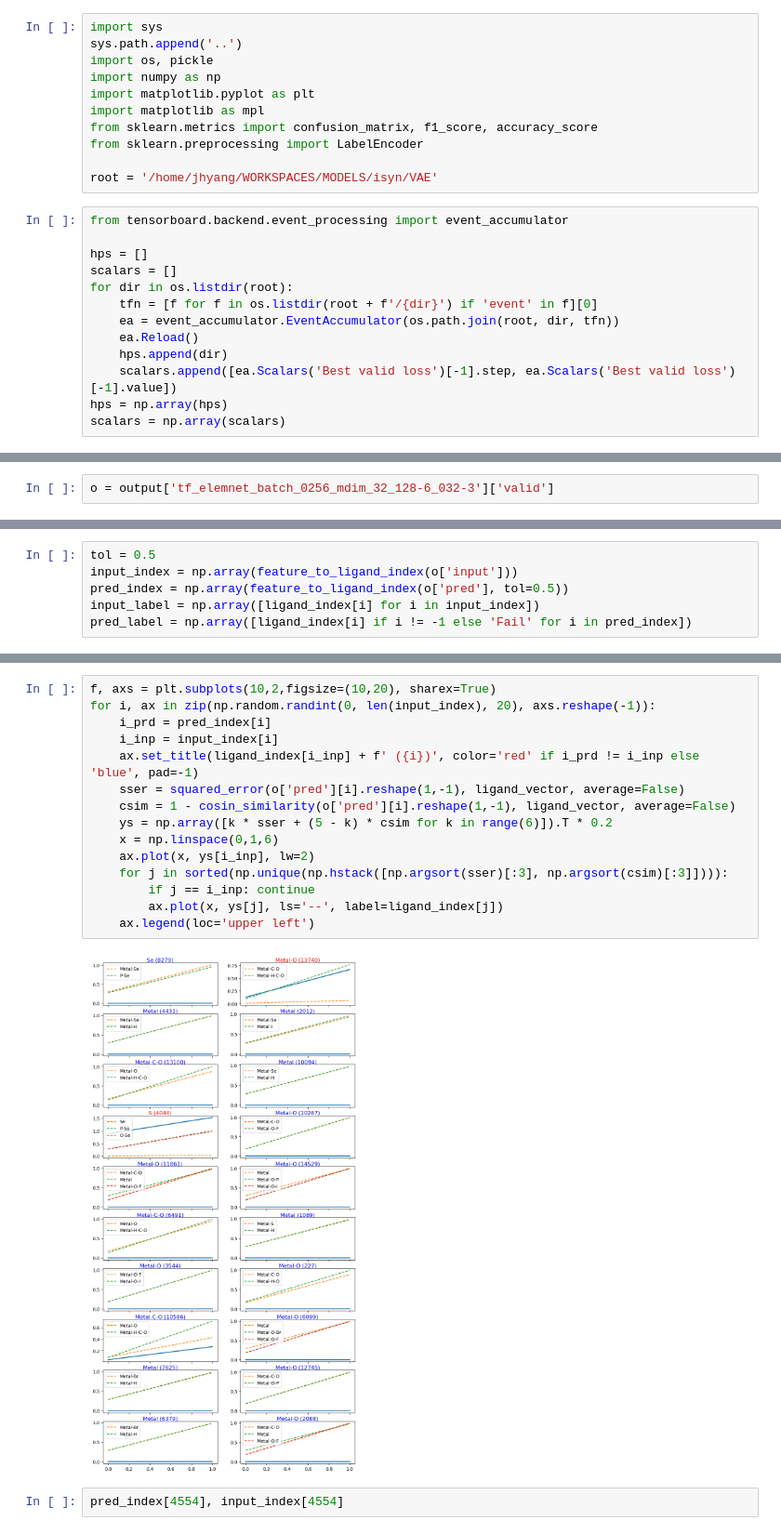
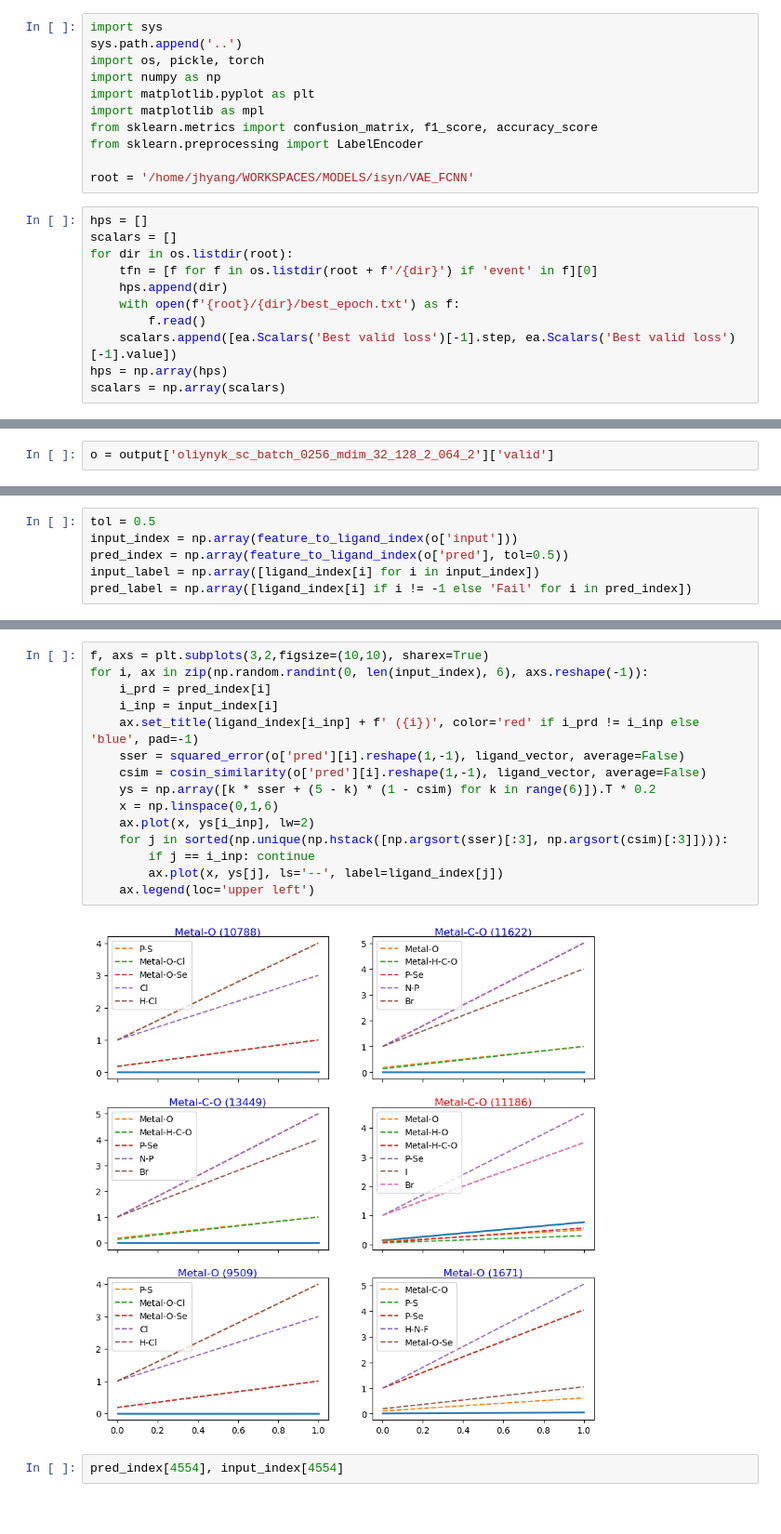
Before and after one commit to git-jhyang/inorganic_synthesis, a Jupyter notebook: notebooks/vae.ipynb, the cells around one changed output, grey strips where cells are left out. Shown at 93% size. Drawn from its saved outputs; the diff is of its cells as text.

Commit message:
test graph archi

```diff
--- a/notebooks/vae.ipynb
+++ b/notebooks/vae.ipynb
@@ -1,24 +1,22 @@
 # %%
 import sys
 sys.path.append('..')
-import os, pickle
+import os, pickle, torch
 import numpy as np
 import matplotlib.pyplot as plt
 import matplotlib as mpl
 from sklearn.metrics import confusion_matrix, f1_score, accuracy_score
 from sklearn.preprocessing import LabelEncoder
 
-root = '/home/jhyang/WORKSPACES/MODELS/isyn/VAE'
+root = '/home/jhyang/WORKSPACES/MODELS/isyn/VAE_FCNN'
 # %%
-from tensorboard.backend.event_processing import event_accumulator
-
 hps = []
 scalars = []
 for dir in os.listdir(root):
     tfn = [f for f in os.listdir(root + f'/{dir}') if 'event' in f][0]
-    ea = event_accumulator.EventAccumulator(os.path.join(root, dir, tfn))
-    ea.Reload()
     hps.append(dir)
+    with open(f'{root}/{dir}/best_epoch.txt') as f:
+        f.read()
     scalars.append([ea.Scalars('Best valid loss')[-1].step, ea.Scalars('Best valid loss')[-1].value])
 hps = np.array(hps)
 scalars = np.array(scalars)
@@ -71,7 +64,7 @@ for dir in os.listdir(root):
     }
     break
 # %%
-o = output['tf_elemnet_batch_0256_mdim_32_128-6_032-3']['valid']
+o = output['oliynyk_sc_batch_0256_mdim_32_128_2_064_2']['valid']
 # %%
 from src.feature import feature_to_ligand_index, ligand_composit_feature, ligand_label, ligand_index, ligand_vector
 from src.utils import squared_error, cosin_similarity
@@ -92,20 +87,20 @@ sser.max(), csim.max()
 # %%
-f, axs = plt.subplots(10,2,figsize=(10,20), sharex=True)
-for i, ax in zip(np.random.randint(0, len(input_index), 20), axs.reshape(-1)):
+f, axs = plt.subplots(3,2,figsize=(10,10), sharex=True)
+for i, ax in zip(np.random.randint(0, len(input_index), 6), axs.reshape(-1)):
     i_prd = pred_index[i]
     i_inp = input_index[i]
     ax.set_title(ligand_index[i_inp] + f' ({i})', color='red' if i_prd != i_inp else 'blue', pad=-1)
     sser = squared_error(o['pred'][i].reshape(1,-1), ligand_vector, average=False)
-    csim = 1 - cosin_similarity(o['pred'][i].reshape(1,-1), ligand_vector, average=False)
-    ys = np.array([k * sser + (5 - k) * csim for k in range(6)]).T * 0.2
+    csim = cosin_similarity(o['pred'][i].reshape(1,-1), ligand_vector, average=False)
+    ys = np.array([k * sser + (5 - k) * (1 - csim) for k in range(6)]).T * 0.2
     x = np.linspace(0,1,6)
     ax.plot(x, ys[i_inp], lw=2)
     for j in sorted(np.unique(np.hstack([np.argsort(sser)[:3], np.argsort(csim)[:3]]))):
         if j == i_inp: continue
         ax.plot(x, ys[j], ls='--', label=ligand_index[j])
     ax.legend(loc='upper left')
 # %% [output]
-[figure, old version]
+[figure, new version]
 # %%
 pred_index[4554], input_index[4554]
 # %% [output]
```
Also changed, not shown: parts of 5 cells of this notebook, 8 other files.
